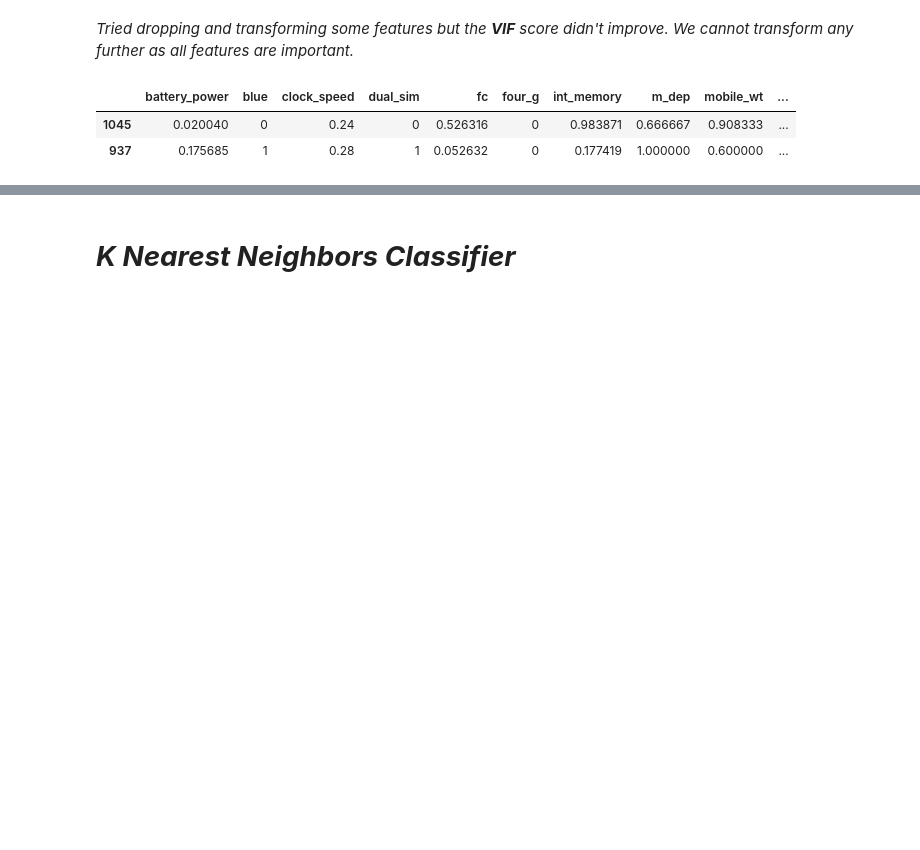
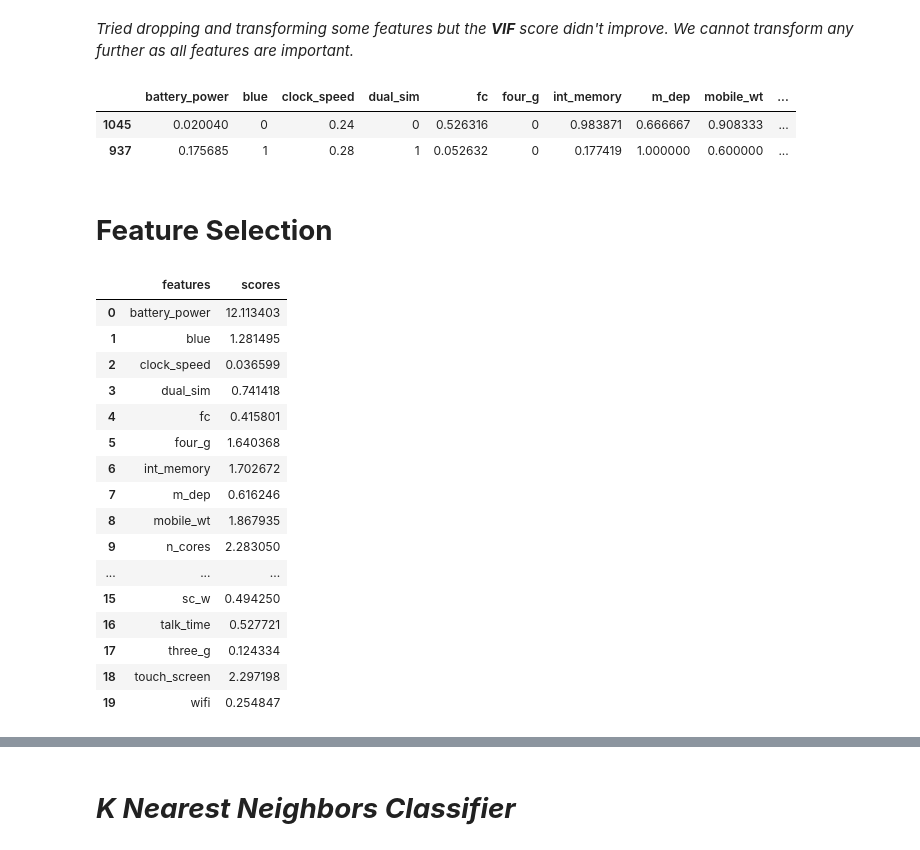
Before and after one commit to RadhikaRM/Mobilepricerangeprediction, a Jupyter notebook: Pricerangeprediction.ipynb, the cells around one changed output, grey strips where cells are left out. Drawn from its saved outputs; the diff is of its cells as text; code cells hidden in the pictures; blank space fills up the shorter version.

```diff
--- a/Pricerangeprediction.ipynb
+++ b/Pricerangeprediction.ipynb
@@ -296,3 +298,5 @@ X_train.head(2)
 |  | battery_power | blue | clock_speed | dual_sim | fc | four_g | int_memory | m_dep | mobile_wt | ... |
 | 1045 | 0.020040 | 0 | 0.24 | 0 | 0.526316 | 0 | 0.983871 | 0.666667 | 0.908333 | ... |
 | 937 | 0.175685 | 1 | 0.28 | 1 | 0.052632 | 0 | 0.177419 | 1.000000 | 0.600000 | ... |
+# %% [markdown]
+# **Feature Selection**
@@ -298,0 +305,30 @@ X_train.head(2)
+# %%
+best_features = SelectKBest(chi2,k=10)
+kbest= best_features.fit(X_train,y_train)
+# %%
+scores = pd.DataFrame(kbest.scores_)
+features = pd.DataFrame(X_train.columns)
+# %%
+# concat both dataframes for comparing best scores
+
+score_list = pd.concat([features,scores],axis=1)
+score_list.columns = ["features","scores"]
+score_list
+# %% [output]
+|  | features | scores |
+| 0 | battery_power | 12.113403 |
+| 1 | blue | 1.281495 |
+| 2 | clock_speed | 0.036599 |
+| 3 | dual_sim | 0.741418 |
+| 4 | fc | 0.415801 |
+| 5 | four_g | 1.640368 |
+| 6 | int_memory | 1.702672 |
+| 7 | m_dep | 0.616246 |
+| 8 | mobile_wt | 1.867935 |
+| 9 | n_cores | 2.283050 |
+| ... | ... | ... |
+| 15 | sc_w | 0.494250 |
+| 16 | talk_time | 0.527721 |
+| 17 | three_g | 0.124334 |
+| 18 | touch_screen | 2.297198 |
+| 19 | wifi | 0.254847 |
```
Also changed, not shown: parts of 24 cells of this notebook.
